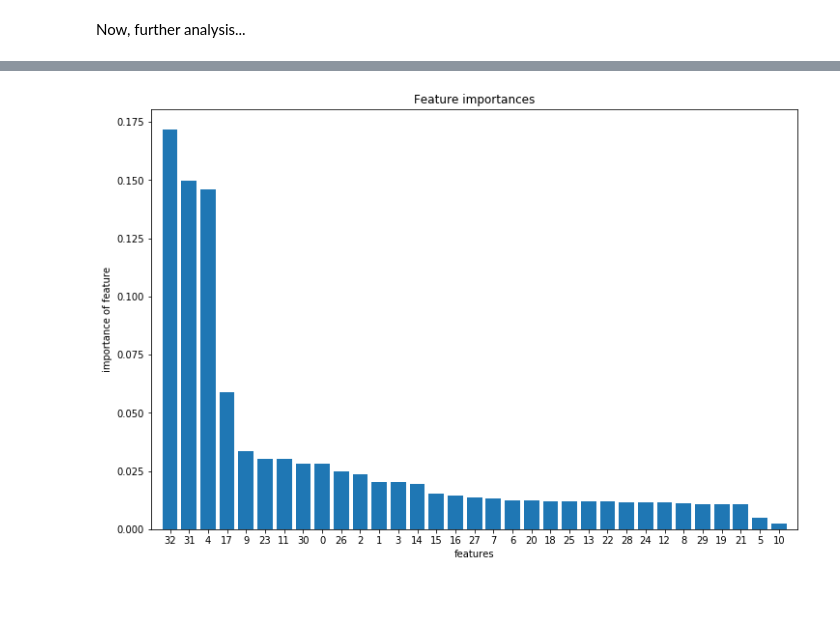
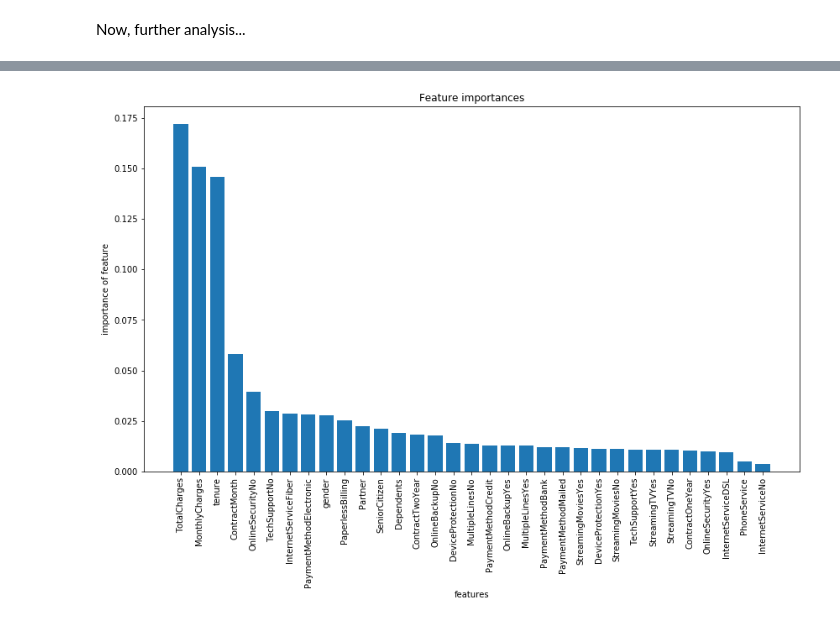
Before and after one commit to AmauV/Data-science-in-practice, a Jupyter notebook: Churn.ipynb, the cells around one changed output, grey strips where cells are left out. Saved outputs shown, nothing was run; the diff lists cells and outputs as text; code cells hidden in the pictures; blank space fills up the shorter version.

Commit message:
add graph

```diff
--- a/Churn.ipynb
+++ b/Churn.ipynb
@@ -417,12 +409,14 @@ Features sorted by their score:
-# %%
-# plot the feature importance
-plt.figure(figsize=(12,8))
-plt.title("Feature importances")
-plt.bar(range(churn.drop(["Churn","customerID"],axis=1).shape[1]), sorted(feature_imp_forest,reverse=True))
-plt.xticks(range(churn.drop(["Churn","customerID"],axis=1).shape[1]), indices)
-plt.xlim([-1, churn.drop(["Churn","customerID"],axis=1).shape[1]])
-plt.xlabel("features")
-plt.ylabel("importance of feature")
-plt.show()
-# %% [output]
-[figure, removed]
+# %%
+l = sorted(zip(map(lambda x: x, feature_imp_forest),names), reverse=True)
+imp = [i[0] for i in l]
+names_ = [i[1] for i in l]
+# %%
+fig = plt.figure(figsize=(14,8))
+plt.title("Feature importances")
+plt.xlabel("features")
+plt.ylabel("importance of feature")
+plt.bar(range(len(names_)),imp)
+plt.xticks(range(len(names_)), names_,rotation='vertical')
+plt.show()
+# %% [output]
+[figure, added]
```
Also changed, not shown: parts of 4 cells of this notebook.
